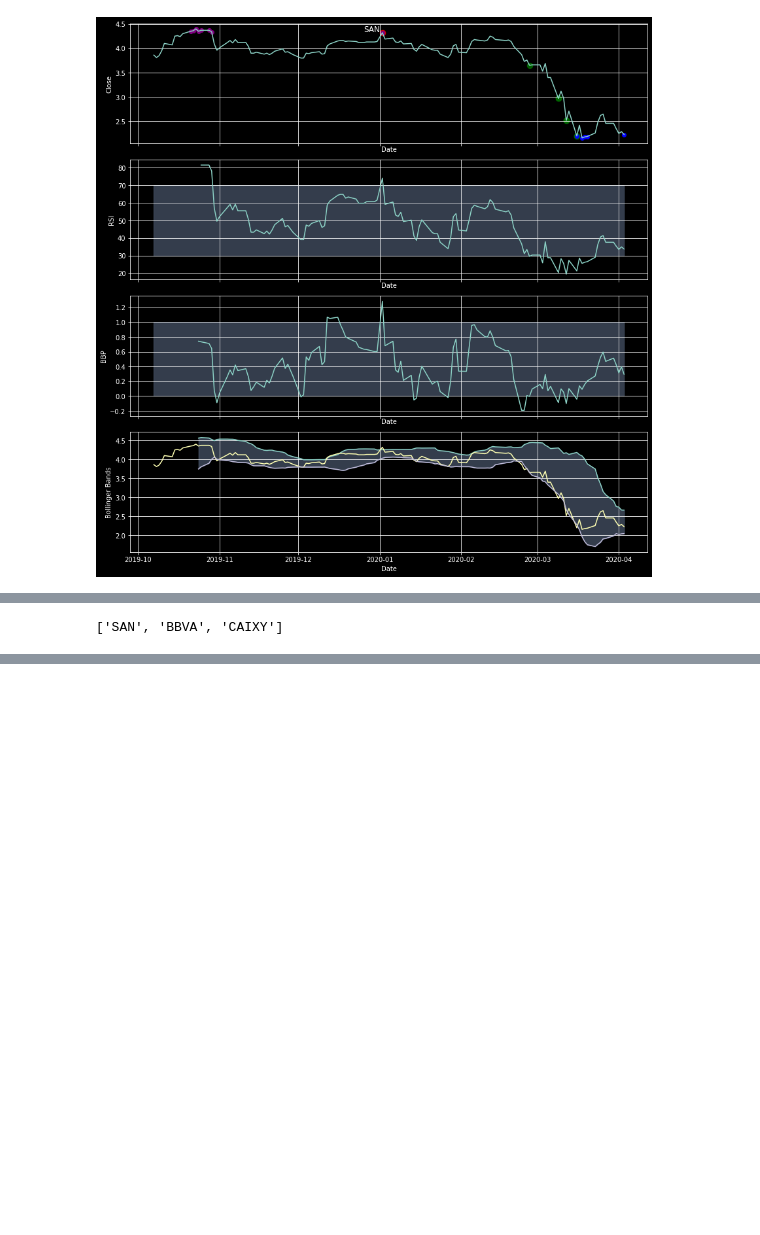
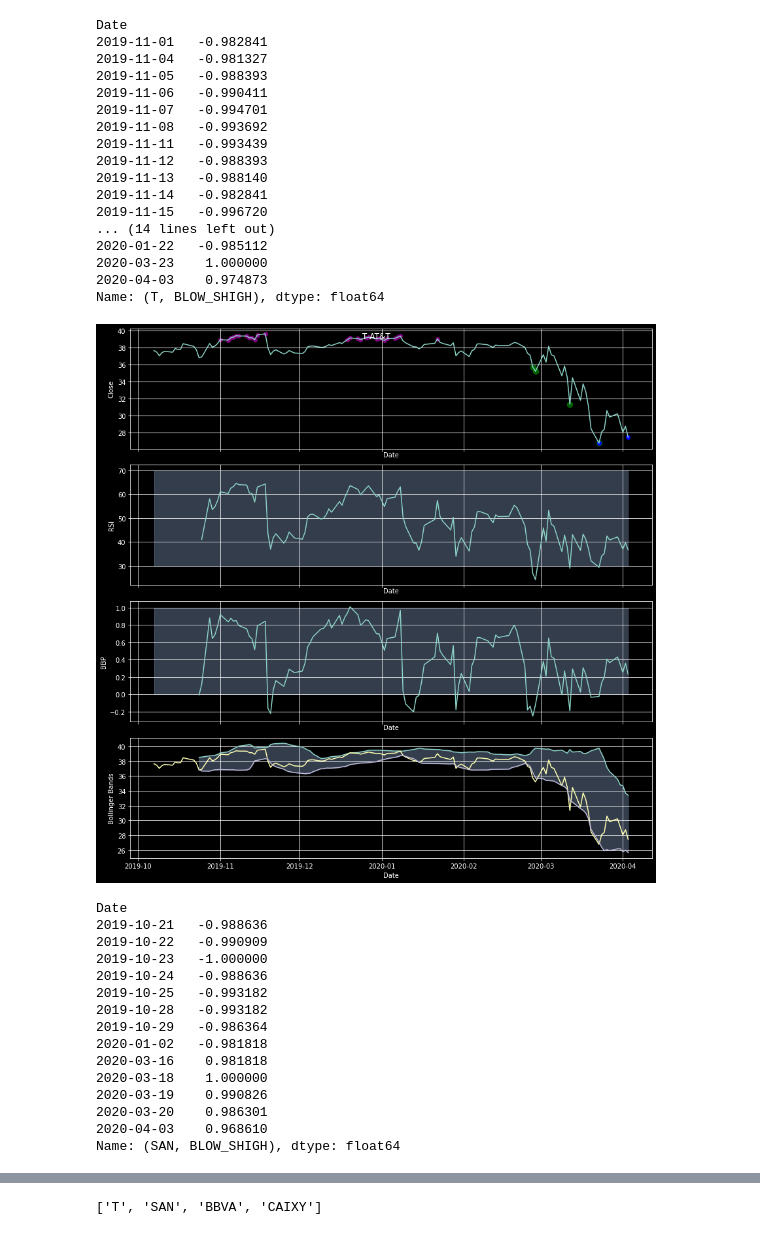
Before and after one commit to sanxlop/stocks, a Jupyter notebook: stocks_talib.ipynb, the cells around one changed output, grey strips where cells are left out. Saved outputs shown, nothing was run; the diff lists cells and outputs as text; code cells hidden in the pictures; blank space fills up the shorter version.

```diff
--- a/stocks_talib.ipynb
+++ b/stocks_talib.ipynb
@@ -110,9 +128,9 @@ def calc_percent_low(df_column):
 def calc_percent_high(df_column):
     return df_column / df_column.max()
 
-def plot_result(df, ticker, config_limits):
+def plot_result(df, ticker, config_limits, tickers_desc):
     fig, (ax0, ax1, ax3, ax2) = plt.subplots(4, 1, sharex=True, figsize=(12, 12))
-    plt.suptitle(ticker)
+    plt.suptitle(ticker+" "+ tickers_desc.get(ticker))
     ax0.plot(df.index, df[ticker,'Close'], label='Close')
     ax0.set_xlabel('Date')
     ax0.set_ylabel('Close')
@@ -153,15 +171,23 @@ def plot_result(df, ticker, config_limits):
     fig.tight_layout()
     plt.show()
 # %%
-tickers_desc = {'ATVI': 'Activision',
+tickers_desc = {'ACN': 'Accenture',
+                'ATVI': 'Activision',
                 'ADS': 'Adidas',
+                'ADBE': 'Adobe_Inc',
+                'BABA': 'Alibaba',
                 'GOOG': 'Alphabet',
                 'AMZN': 'Amazon.com',
+                'AMD': 'AMD',
                 'AAPL': 'Apple',
                 'ASTC': 'Astrotech',
+                'T': 'AT&T',
+                'BIDU': 'Baidu',
                 'SAN': 'Banco_Santander',
                 'BBVA': 'BBVA',
                 'BB': 'Blackberry',
+                'BKNG': 'Booking_Holdings',
+                'BP': 'BP',
                 'CAIXY': 'Caixabank',
                 'CHFS': 'CHF_Solutions',
                 'CSCO': 'Cisco_Systems',
@@ -171,20 +197,34 @@ tickers_desc = {'ATVI': 'Activision',
                 'ERIC': 'Ericsson',
                 'FB': 'Facebook',
                 'F': 'Ford_Motor',
+                'GE': 'GE',
                 'IDEXY': 'Inditex',
+                'INTC': 'Intel',
+                'JPM': 'JPMorgan',
+                'MA': 'Mastercard',
                 'MCD': 'McDonalds',
+                'MU': 'Micron_Tech',
                 'MSFT': 'Microsoft',
                 'NFLX': 'Netflix',
                 'NKE': 'Nike',
+                'NVDA': 'Nvidia',
+                'ORCL': 'Oracle',
                 'ORAN': 'Orange',
+                'PYPL': 'PayPal',
+                'PEP': 'PepsiCo',
+                'PFE': 'Pfizer',
                 'QCOM': 'Qualcomm',
-                #'RHT': 'RedHat',
                 'RYAAY': 'Ryanair',
                 'SNE': 'Sony',
+                'SPOT': 'Spotify',
                 'TEF': 'Telefonica',
                 'TERP': 'TerraForm_Power',
                 'TSLA': 'TESLA',
+                'TM': 'Toyota',
+                'TWTR': 'Twitter',
                 'UBER': 'Uber',
+                'VZ': 'Verizon',
+                'V': 'Visa',
                 'VOD': 'Vodafone_Group',
                 'DIS': 'Walt_Disnet',
                 'XIACY': 'XIAOMI',
@@ -218,13 +258,45 @@ hist = add_indicators_functions(df=hist, timeperiod=14, config_limits=config_lim
 # %%
 """Display results"""
 interesting_labels = []
 for tick in tickers_desc.keys():
     bl = hist[tick, 'BLOW_SHIGH']
-    filter_bl = bl.tail(5)
+    filter_bl = bl.tail(3)
     if filter_bl.any() != 0:
-        #display(bl[bl != 0])
+        display(bl[bl != 0])
         interesting_labels.append(tick)
-        plot_result(df=hist, ticker=tick, config_limits=config_limits)
+        plot_result(df=hist, ticker=tick, config_limits=config_limits, tickers_desc=tickers_desc)
 print(interesting_labels)
 # %% [output]
+Date
+2019-11-01   -0.982841
+2019-11-04   -0.981327
+2019-11-05   -0.988393
+2019-11-06   -0.990411
+2019-11-07   -0.994701
+2019-11-08   -0.993692
+2019-11-11   -0.993439
+2019-11-12   -0.988393
+2019-11-13   -0.988140
+2019-11-14   -0.982841
+2019-11-15   -0.996720
+... (14 lines left out)
+2020-01-22   -0.985112
+2020-03-23    1.000000
+2020-04-03    0.974873
+Name: (T, BLOW_SHIGH), dtype: float64
-[figure, old version]
+[figure, new version]
+Date
+2019-10-21   -0.988636
+2019-10-22   -0.990909
+2019-10-23   -1.000000
+2019-10-24   -0.988636
+2019-10-25   -0.993182
+2019-10-28   -0.993182
+2019-10-29   -0.986364
+2020-01-02   -0.981818
+2020-03-16    0.981818
+2020-03-18    1.000000
+2020-03-19    0.990826
+2020-03-20    0.986301
+2020-04-03    0.968610
+Name: (SAN, BLOW_SHIGH), dtype: float64
@@ -233 +316,0 @@ print(interesting_labels)
-['SAN', 'BBVA', 'CAIXY']
@@ -234 +331,2 @@ print(interesting_labels)
+['T', 'SAN', 'BBVA', 'CAIXY']
 # %%
```
Also changed, not shown: parts of 13 cells of this notebook.
